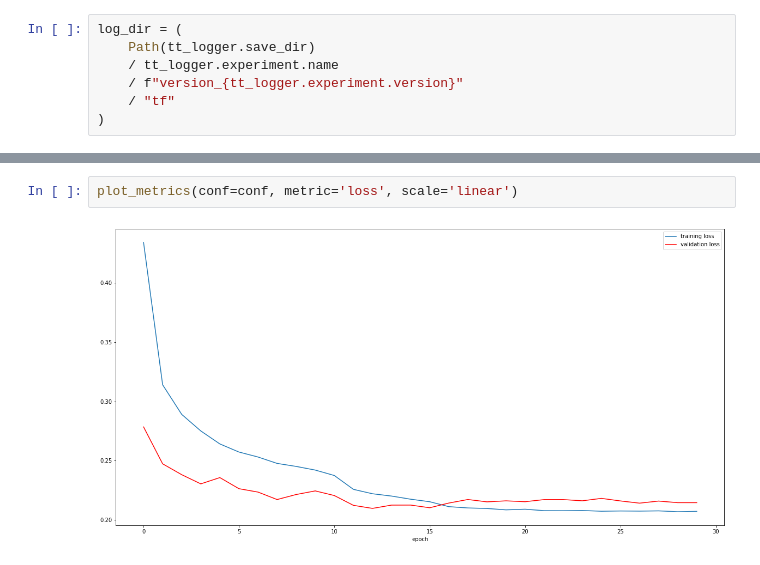
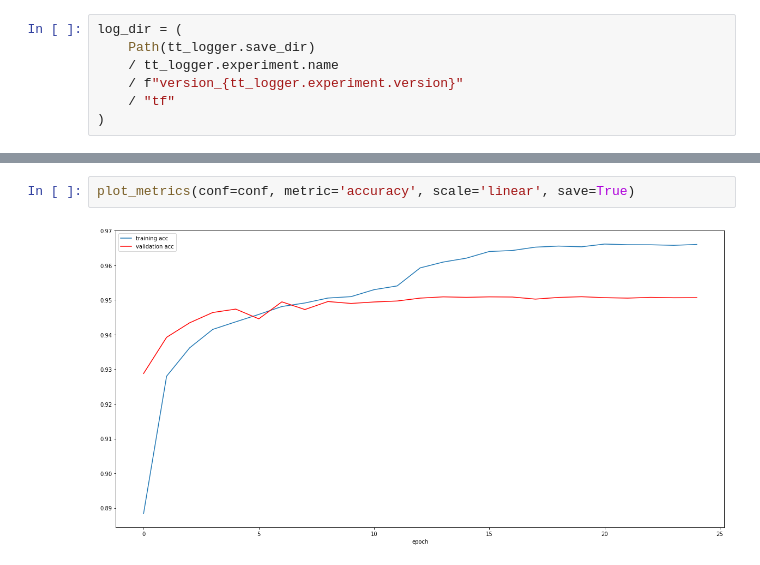
Before and after one commit to okunator/Dippa, a Jupyter notebook: src/notebooks/3_Train_model.ipynb, the cells around one changed output, grey strips where cells are left out. Cells and saved outputs as stored; diff of their text form.

Commit message:
fixed bug in training plots

```diff
--- a/src/notebooks/3_Train_model.ipynb
+++ b/src/notebooks/3_Train_model.ipynb
@@ -122,4 +119,4 @@ Epoch 00029: avg_val_loss  was not in top 1
 # %%
-plot_metrics(conf=conf, metric='loss', scale='linear')
+plot_metrics(conf=conf, metric='accuracy', scale='linear', save=True)
 # %% [output]
-[figure, old version]
+[figure, new version]
```
Also changed, not shown: parts of 4 cells of this notebook, 5 other files.
